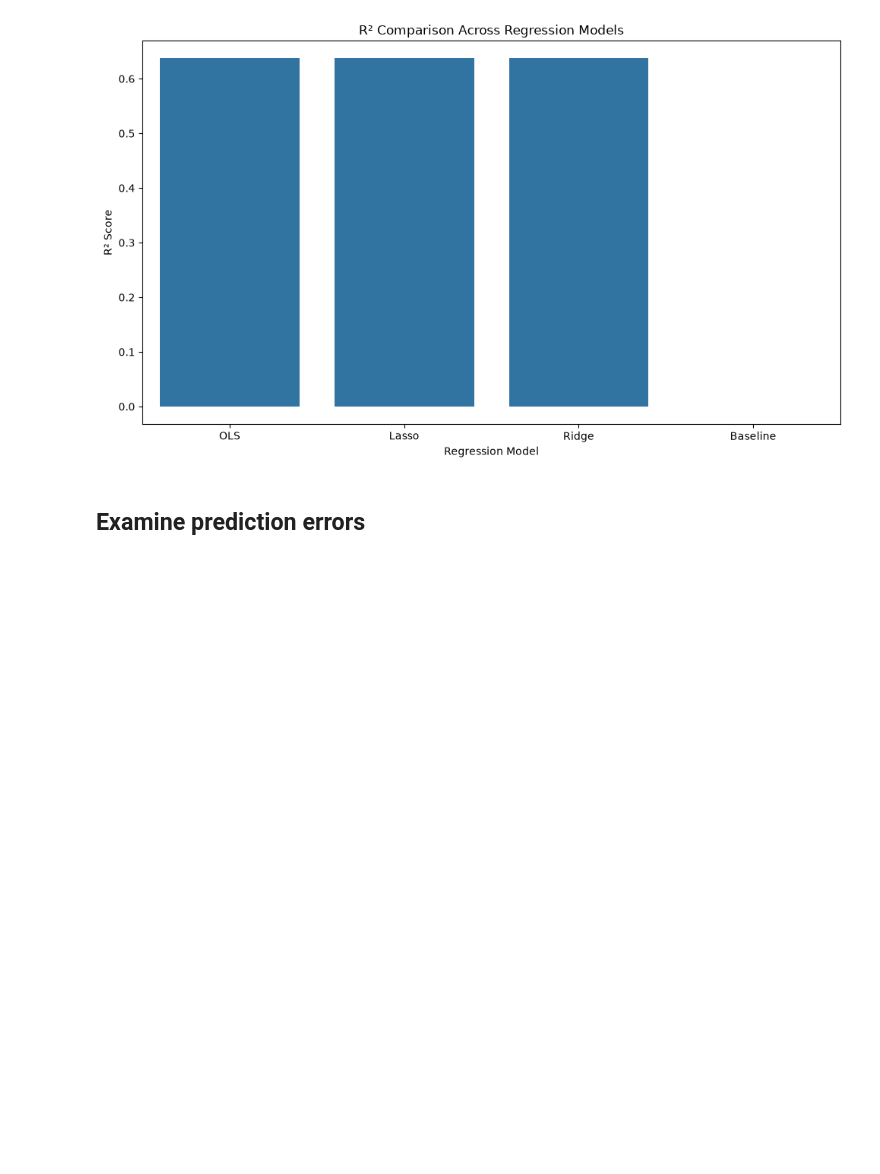
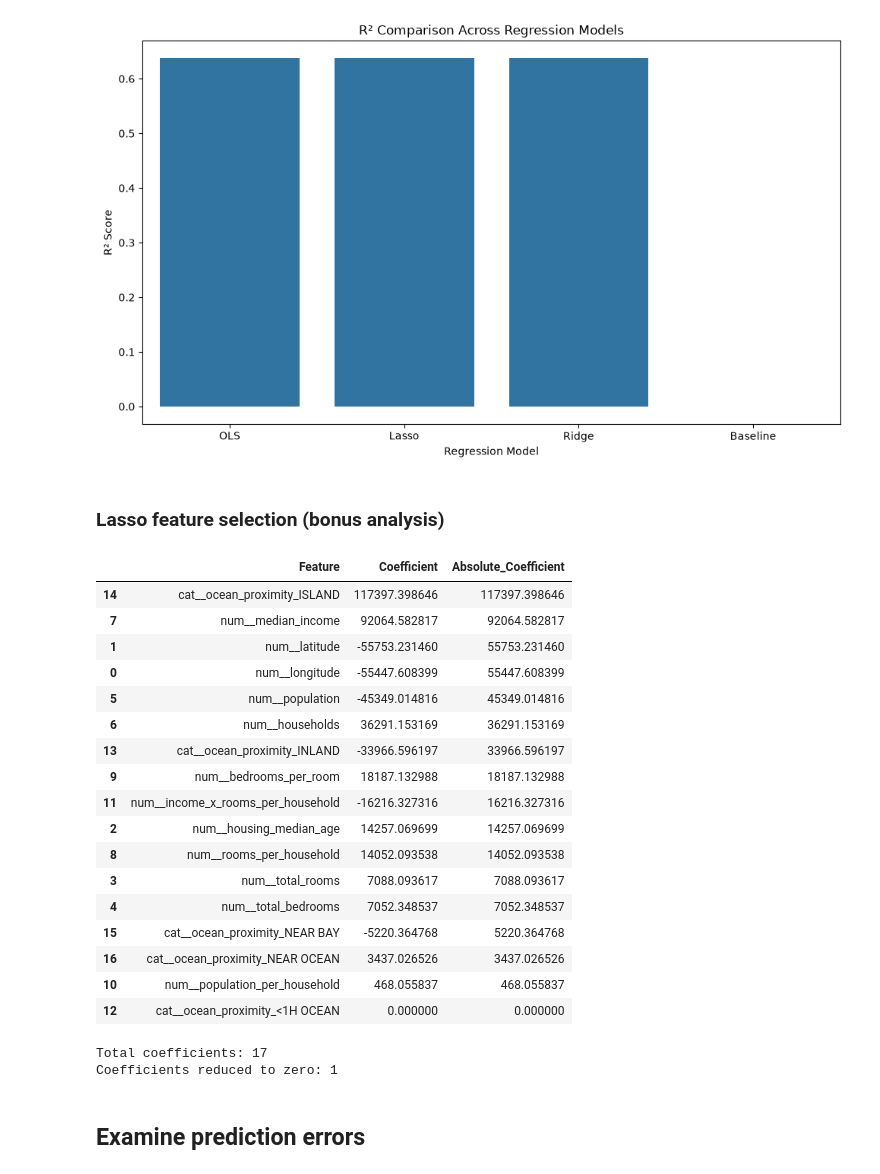
Before and after one commit to timomugishan8-ai/Datheon_Machine_Learning_and_Data_Science_Internship., a Jupyter notebook: Real-Estate House Price Prediction/notebooks/03_regression_modeling.ipynb, the cells around one changed output. Drawn from its saved outputs; the diff is of its cells as text; code cells hidden in the pictures; blank space fills up the shorter version.

```diff
--- a/Real-Estate House Price Prediction/notebooks/03_regression_modeling.ipynb
+++ b/Real-Estate House Price Prediction/notebooks/03_regression_modeling.ipynb
@@ -362,6 +362,57 @@ plt.tight_layout()
 plt.show()
 # %% [output]
 [figure]
+# %% [markdown]
+### Lasso feature selection (bonus analysis)
+# %%
+lasso_preprocessor = best_lasso_model.named_steps["preprocessor"]
+lasso_estimator = best_lasso_model.named_steps["model"]
+
+feature_names = lasso_preprocessor.get_feature_names_out()
+
+lasso_coefficients = pd.DataFrame({
+    "Feature": feature_names,
+    "Coefficient": lasso_estimator.coef_
+})
+
+lasso_coefficients["Absolute_Coefficient"] = (
+    lasso_coefficients["Coefficient"].abs()
+)
+
+lasso_coefficients = lasso_coefficients.sort_values(
+    by="Absolute_Coefficient",
+    ascending=False
+)
+
+display(lasso_coefficients)
+# %% [output]
+|  | Feature | Coefficient | Absolute_Coefficient |
+| 14 | cat__ocean_proximity_ISLAND | 117397.398646 | 117397.398646 |
+| 7 | num__median_income | 92064.582817 | 92064.582817 |
+| 1 | num__latitude | -55753.231460 | 55753.231460 |
+| 0 | num__longitude | -55447.608399 | 55447.608399 |
+| 5 | num__population | -45349.014816 | 45349.014816 |
+| 6 | num__households | 36291.153169 | 36291.153169 |
+| 13 | cat__ocean_proximity_INLAND | -33966.596197 | 33966.596197 |
+| 9 | num__bedrooms_per_room | 18187.132988 | 18187.132988 |
+| 11 | num__income_x_rooms_per_household | -16216.327316 | 16216.327316 |
+| 2 | num__housing_median_age | 14257.069699 | 14257.069699 |
+| 8 | num__rooms_per_household | 14052.093538 | 14052.093538 |
+| 3 | num__total_rooms | 7088.093617 | 7088.093617 |
+| 4 | num__total_bedrooms | 7052.348537 | 7052.348537 |
+| 15 | cat__ocean_proximity_NEAR BAY | -5220.364768 | 5220.364768 |
+| 16 | cat__ocean_proximity_NEAR OCEAN | 3437.026526 | 3437.026526 |
+| 10 | num__population_per_household | 468.055837 | 468.055837 |
+| 12 | cat__ocean_proximity_<1H OCEAN | 0.000000 | 0.000000 |
+# %%
+zero_coefficients = (lasso_estimator.coef_ == 0).sum()
+total_coefficients = len(lasso_estimator.coef_)
+
+print("Total coefficients:", total_coefficients)
+print("Coefficients reduced to zero:", zero_coefficients)
+# %% [output]
+Total coefficients: 17
+Coefficients reduced to zero: 1
 # %% [markdown]
 ## Examine prediction errors
 # %% [markdown]
```
Also changed, not shown: parts of 8 cells of this notebook.
